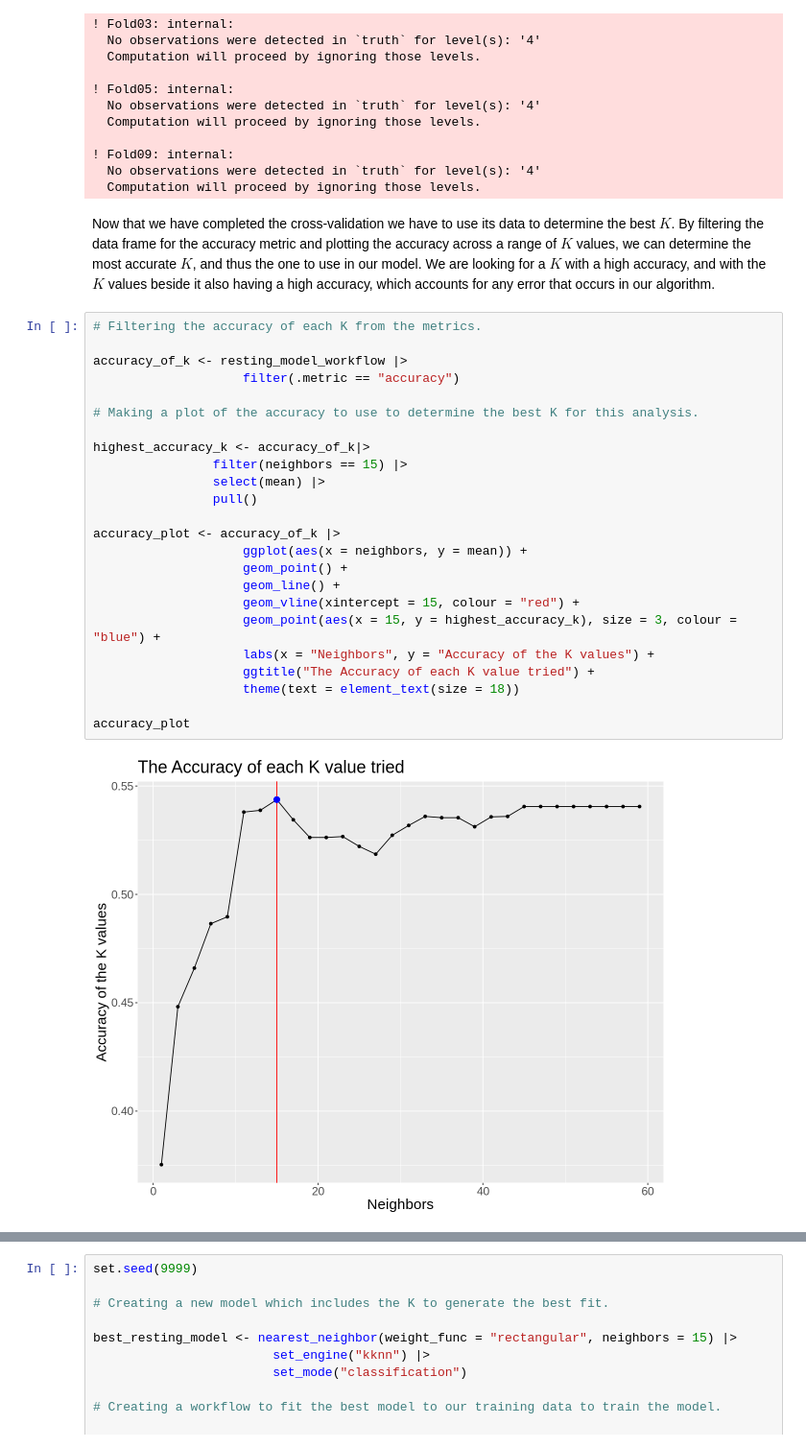
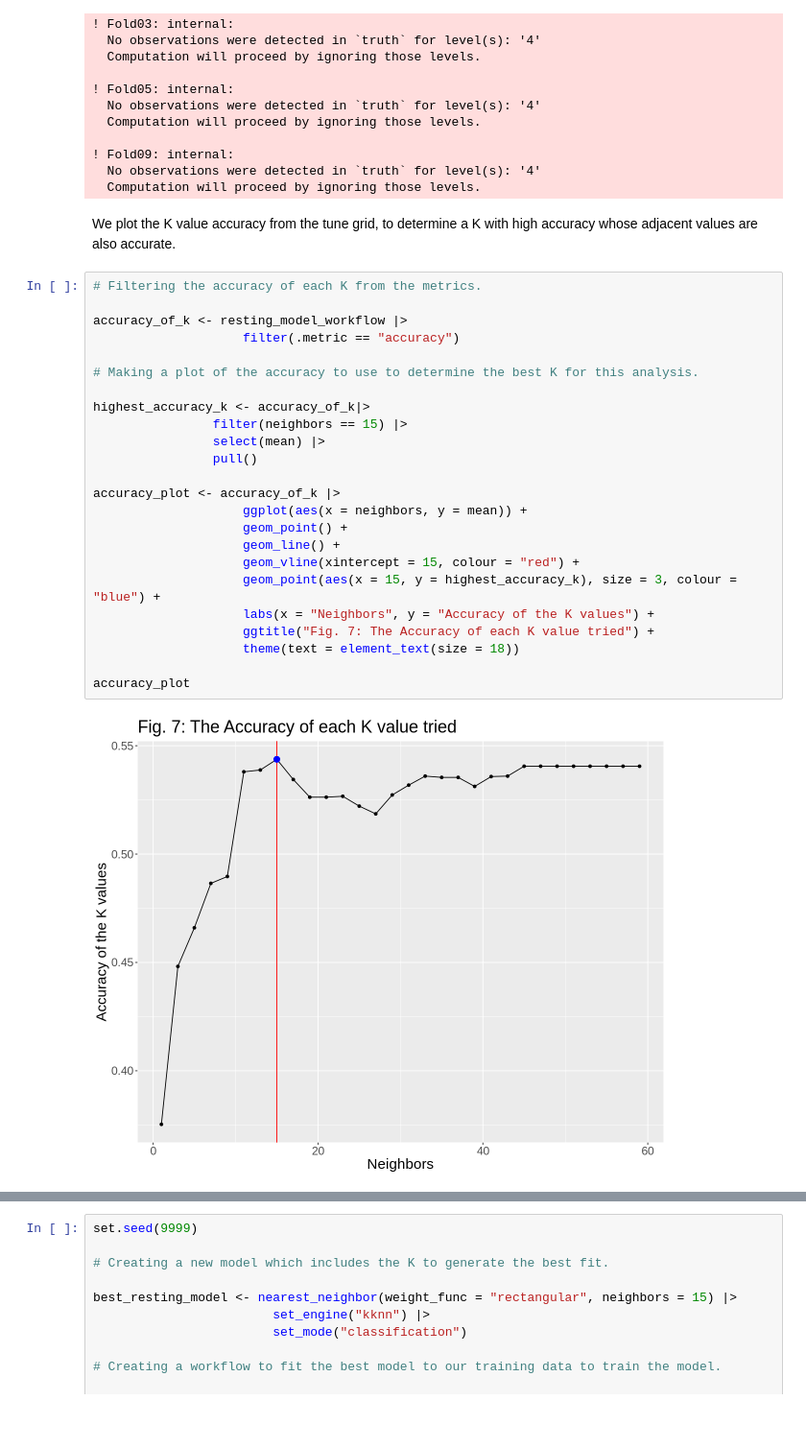
Before and after one commit to chenjerry623/DSCI100-Group17-Project, a Jupyter notebook: Group-17-Project.ipynb, the cells around one changed output, grey strips where cells are left out. Shown: that part at 96% size. Saved outputs shown, nothing was run; the diff lists cells and outputs as text; blank space fills up the shorter version.

```diff
--- a/Group-17-Project.ipynb
+++ b/Group-17-Project.ipynb
@@ -267,33 +269,33 @@ resting_model_workflow <- workflow() |>
   No observations were detected in `truth` for level(s): '4'
   Computation will proceed by ignoring those levels.
 # %% [markdown]
-Now that we have completed the cross-validation we have to use its data to determine the best $K$. By filtering the data frame for the accuracy metric and plotting the accuracy across a range of $K$ values, we can determine the most accurate $K$, and thus the one to use in our model. We are looking for a $K$ with a high accuracy, and with the $K$ values beside it also having a high accuracy, which accounts for any error that occurs in our algorithm.
+We plot the K value accuracy from the tune grid, to determine a K with high accuracy whose adjacent values are also accurate.
 # %%
 # Filtering the accuracy of each K from the metrics.
 
 accuracy_of_k <- resting_model_workflow |>
                     filter(.metric == "accuracy")
 
 # Making a plot of the accuracy to use to determine the best K for this analysis.
 
 highest_accuracy_k <- accuracy_of_k|>
                 filter(neighbors == 15) |>
                 select(mean) |>
                 pull()
 
 accuracy_plot <- accuracy_of_k |>
                     ggplot(aes(x = neighbors, y = mean)) +
                     geom_point() +
                     geom_line() +
                     geom_vline(xintercept = 15, colour = "red") +
                     geom_point(aes(x = 15, y = highest_accuracy_k), size = 3, colour = "blue") +
                     labs(x = "Neighbors", y = "Accuracy of the K values") +
-                    ggtitle("The Accuracy of each K value tried") +
+                    ggtitle("Fig. 7: The Accuracy of each K value tried") +
                     theme(text = element_text(size = 18))
 
 accuracy_plot
 # %% [output]
-[figure, old version]
+[figure, new version]
 # %% [markdown]
 From the above plot, we will choose $K$ = 15 to build this model. This is because this $K$ generates the highest accuracy, while still having the K values adjacent to it being relatively accurate as well.
 
```
Also changed, not shown: parts of 34 cells of this notebook.
